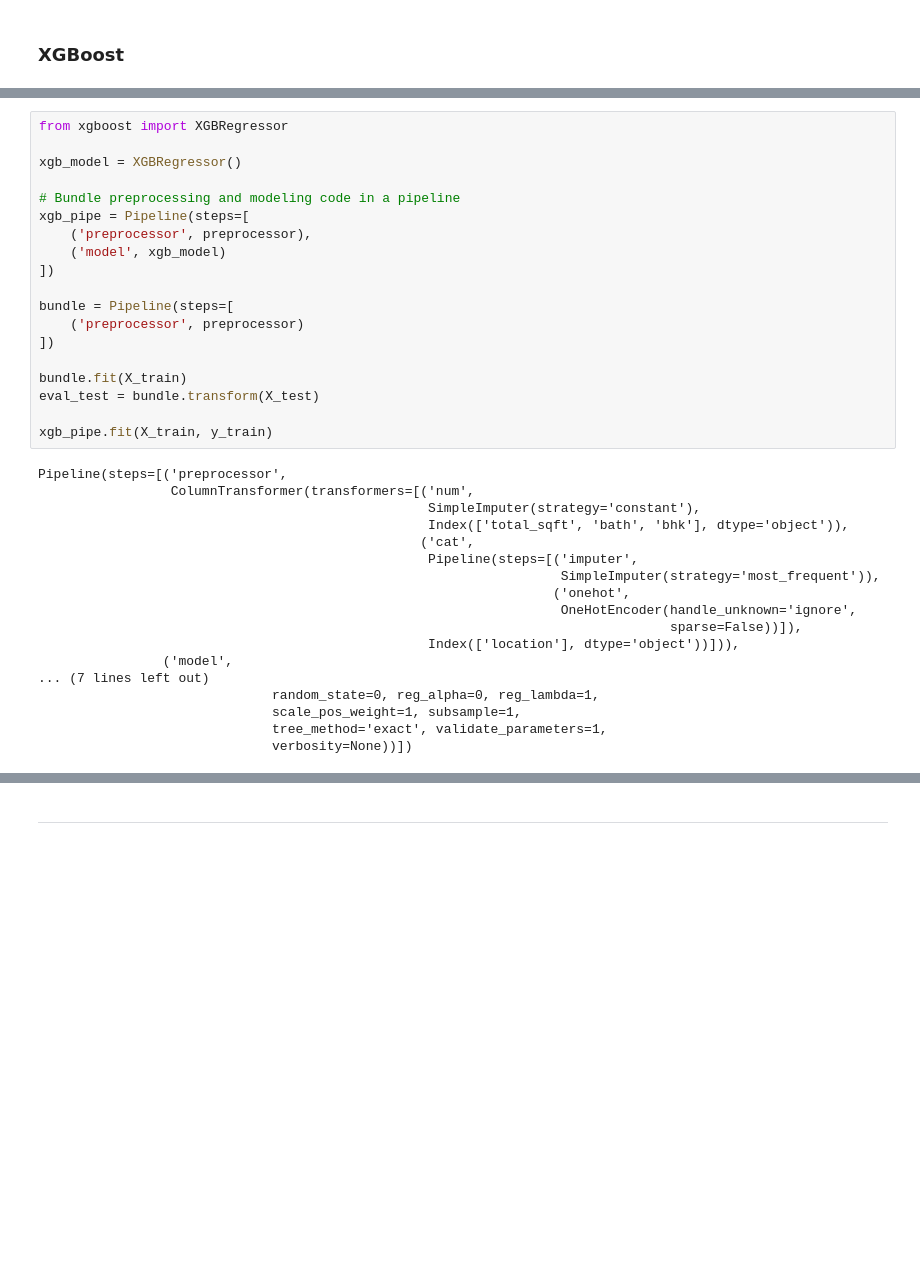
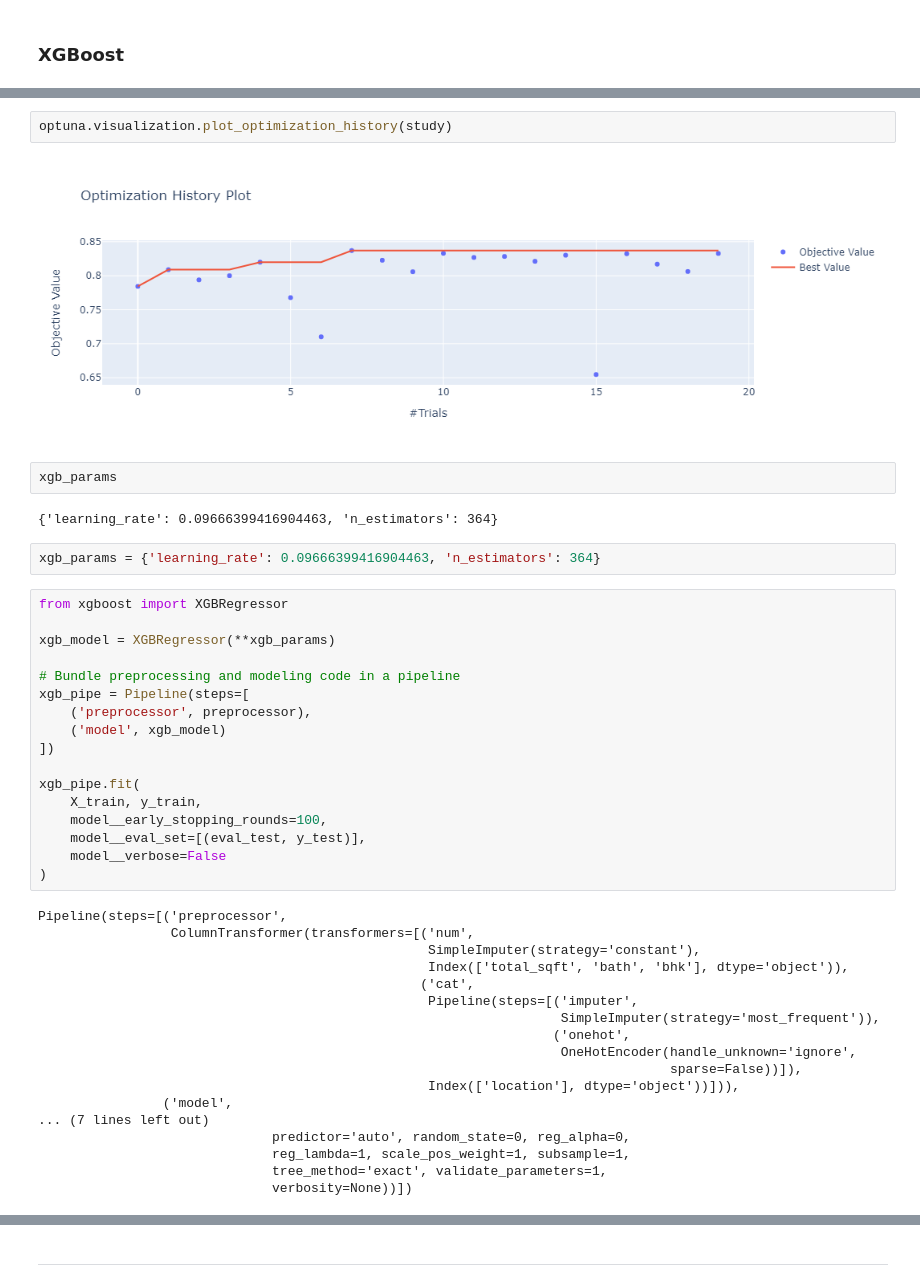
Before and after one commit to abhisekdas0fficial/house-price-prediction, a Jupyter notebook: Model.ipynb, the cells around one changed output, grey strips where cells are left out. Saved outputs shown, nothing was run; the diff lists cells and outputs as text; blank space fills up the shorter version.

```diff
--- a/Model.ipynb
+++ b/Model.ipynb
@@ -326,7 +367,17 @@ Cross Validation Mean Score     0.800014228853595
+# %%
+optuna.visualization.plot_optimization_history(study)
+# %% [output]
+[figure, added]
+# %%
+xgb_params
+# %% [output]
+{'learning_rate': 0.09666399416904463, 'n_estimators': 364}
+# %%
+xgb_params = {'learning_rate': 0.09666399416904463, 'n_estimators': 364}
 # %%
 from xgboost import XGBRegressor
 
-xgb_model = XGBRegressor()
+xgb_model = XGBRegressor(**xgb_params)
 
 # Bundle preprocessing and modeling code in a pipeline
 xgb_pipe = Pipeline(steps=[
@@ -334,14 +385,12 @@ xgb_pipe = Pipeline(steps=[
     ('model', xgb_model)
 ])
 
-bundle = Pipeline(steps=[
-    ('preprocessor', preprocessor)
-])
-
-bundle.fit(X_train)
-eval_test = bundle.transform(X_test)
-
-xgb_pipe.fit(X_train, y_train)
+xgb_pipe.fit(
+    X_train, y_train,
+    model__early_stopping_rounds=100,
+    model__eval_set=[(eval_test, y_test)],
+    model__verbose=False
+)
 # %% [output]
 Pipeline(steps=[('preprocessor',
                  ColumnTransformer(transformers=[('num',
@@ -356,7 +405,7 @@ Pipeline(steps=[('preprocessor',
                                                   Index(['location'], dtype='object'))])),
                 ('model',
 ... (7 lines left out)
-                              random_state=0, reg_alpha=0, reg_lambda=1,
-                              scale_pos_weight=1, subsample=1,
+                              predictor='auto', random_state=0, reg_alpha=0,
+                              reg_lambda=1, scale_pos_weight=1, subsample=1,
                               tree_method='exact', validate_parameters=1,
                               verbosity=None))])
```
Also changed, not shown: parts of 47 cells of this notebook, 4 other files.
